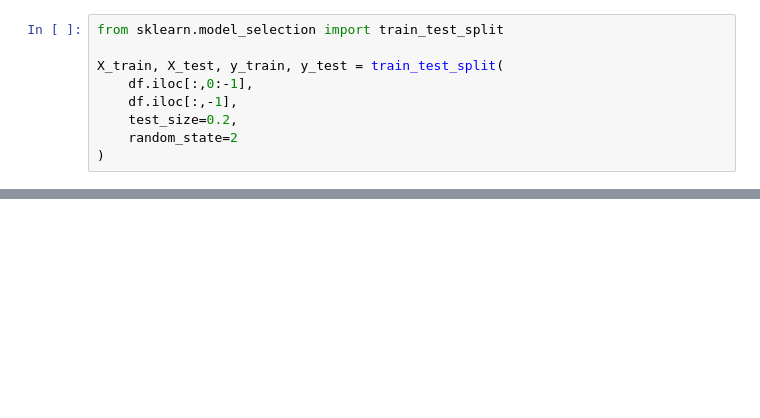
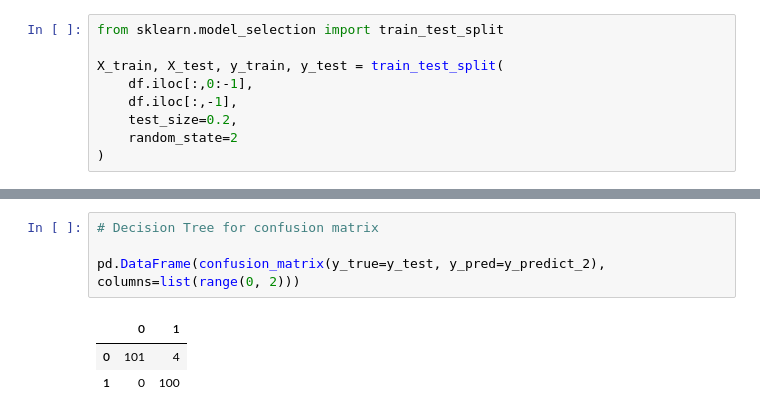
Before and after one commit to dodger215/machine_learning_models, a Jupyter notebook: heart_disease_prediction_model.ipynb, the cells around one changed output, grey strips where cells are left out. Drawn from its saved outputs; the diff is of its cells as text; blank space fills up the shorter version.

```diff
--- a/heart_disease_prediction_model.ipynb
+++ b/heart_disease_prediction_model.ipynb
@@ -73,0 +109,8 @@ plt.show()
+# %%
+# Decision Tree for confusion matrix
+
+pd.DataFrame(confusion_matrix(y_true=y_test, y_pred=y_predict_2), columns=list(range(0, 2)))
+# %% [output]
+|  | 0 | 1 |
+| 0 | 101 | 4 |
+| 1 | 0 | 100 |
```
Also changed, not shown: parts of 12 cells of this notebook, 1 other file.
